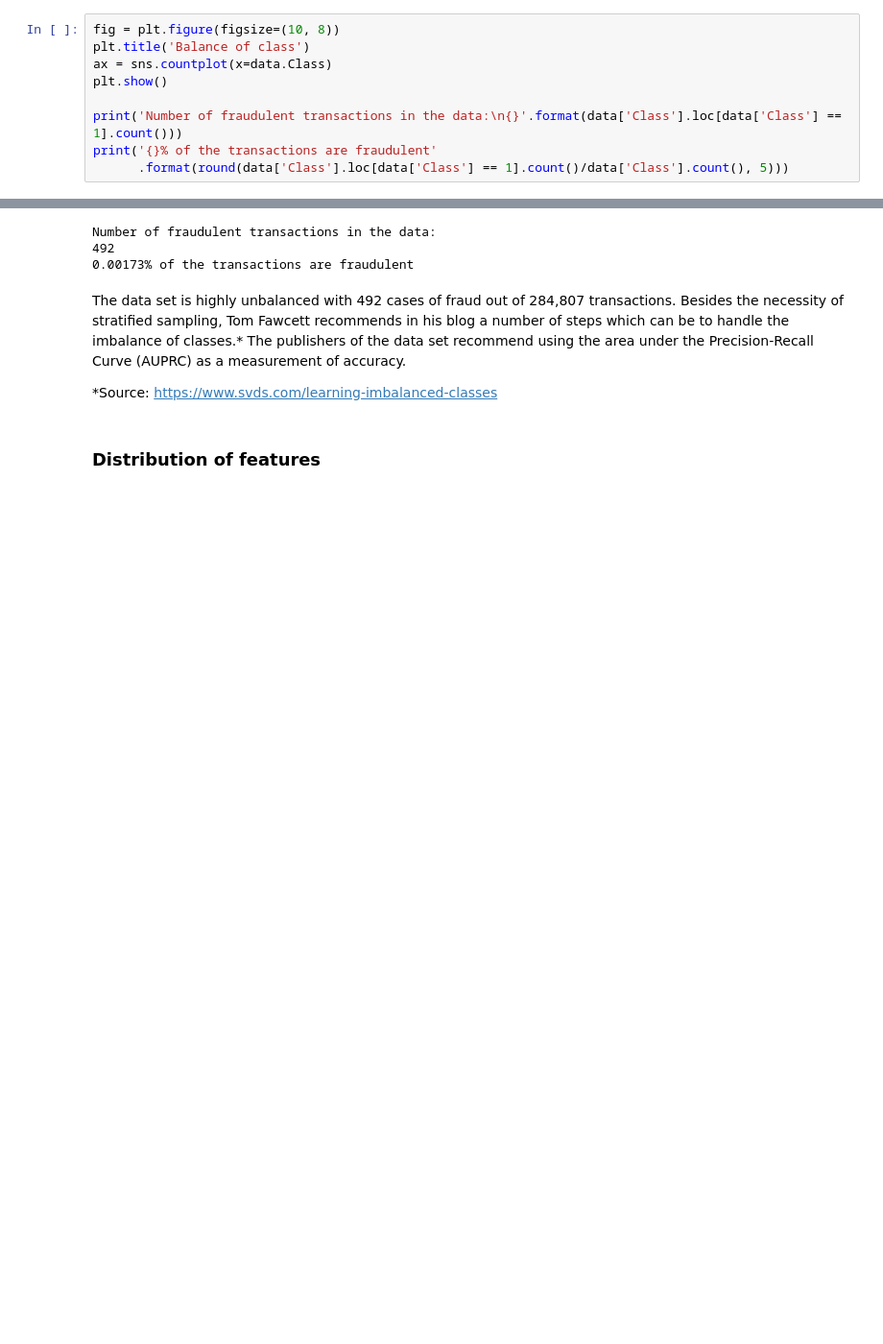
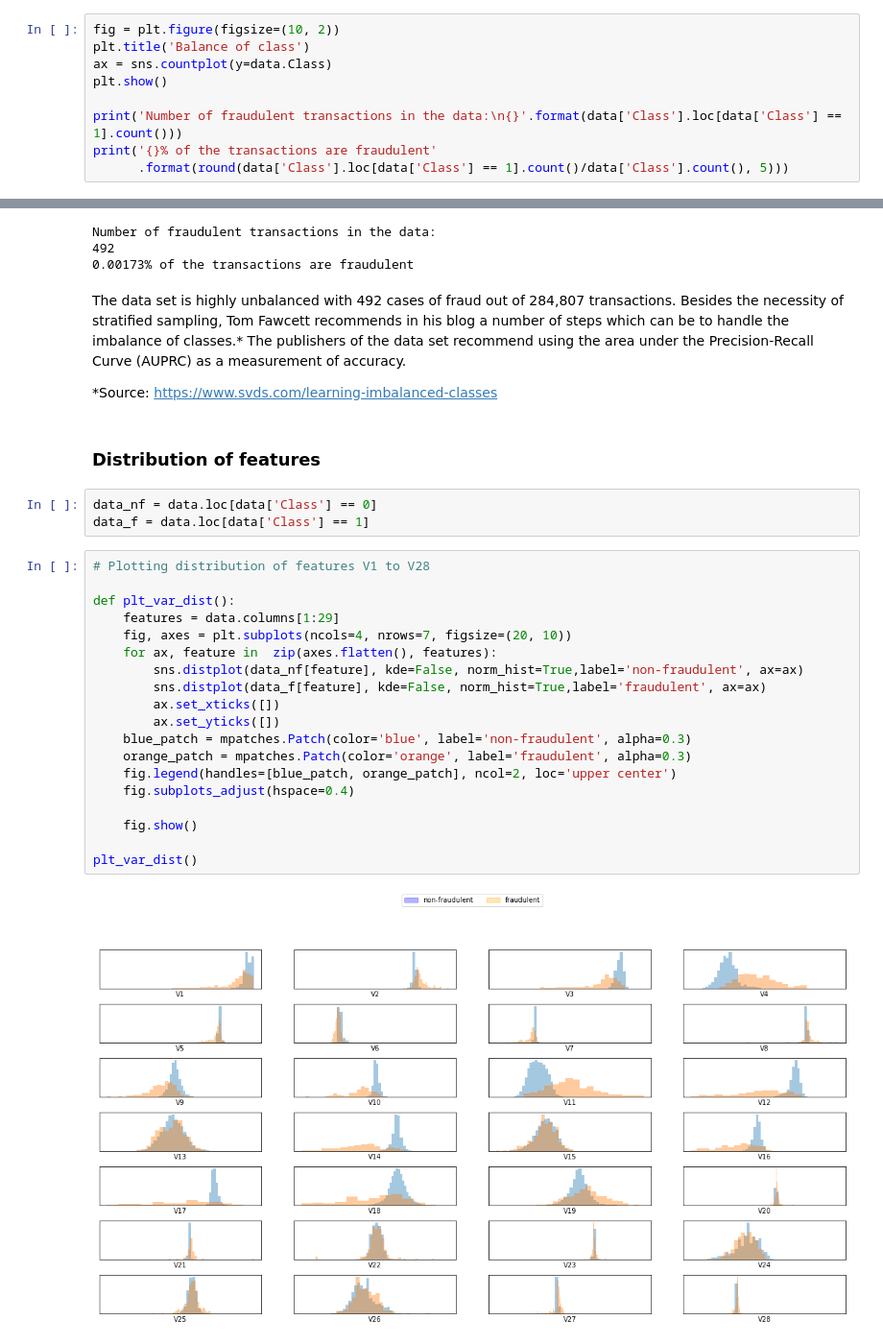
Before and after one commit to abfu/credt_card_fraud_detection, a Jupyter notebook: fraud_detection.ipynb, the cells around one changed output, grey strips where cells are left out. Shown at 96% size. Drawn from its saved outputs; the diff is of its cells as text; blank space fills up the shorter version.

```diff
--- a/fraud_detection.ipynb
+++ b/fraud_detection.ipynb
@@ -99,9 +104,9 @@ V1 - V28
 <a id='section3.3'></a>
 ### Balance of class
 # %%
-fig = plt.figure(figsize=(10, 8))
+fig = plt.figure(figsize=(10, 2))
 plt.title('Balance of class')
-ax = sns.countplot(x=data.Class)
+ax = sns.countplot(y=data.Class)
 plt.show()
 
 print('Number of fraudulent transactions in the data:\n{}'.format(data['Class'].loc[data['Class'] == 1].count()))
@@ -122,3 +127,27 @@ the area under the Precision-Recall Curve (AUPRC) as a measurement of accuracy.
 # %% [markdown]
 <a id='section3.4'></a>
 ### Distribution of features
+# %%
+data_nf = data.loc[data['Class'] == 0]
+data_f = data.loc[data['Class'] == 1]
+# %%
+# Plotting distribution of features V1 to V28
+
+def plt_var_dist():
+    features = data.columns[1:29]
+    fig, axes = plt.subplots(ncols=4, nrows=7, figsize=(20, 10))
+    for ax, feature in  zip(axes.flatten(), features):
+        sns.distplot(data_nf[feature], kde=False, norm_hist=True,label='non-fraudulent', ax=ax)
+        sns.distplot(data_f[feature], kde=False, norm_hist=True,label='fraudulent', ax=ax)
+        ax.set_xticks([])
+        ax.set_yticks([])
+    blue_patch = mpatches.Patch(color='blue', label='non-fraudulent', alpha=0.3)
+    orange_patch = mpatches.Patch(color='orange', label='fraudulent', alpha=0.3)
+    fig.legend(handles=[blue_patch, orange_patch], ncol=2, loc='upper center')
+    fig.subplots_adjust(hspace=0.4)
+
+    fig.show()
+
+plt_var_dist()
+# %% [output]
+[figure, added]
```
Also changed, not shown: parts of 23 cells of this notebook.
